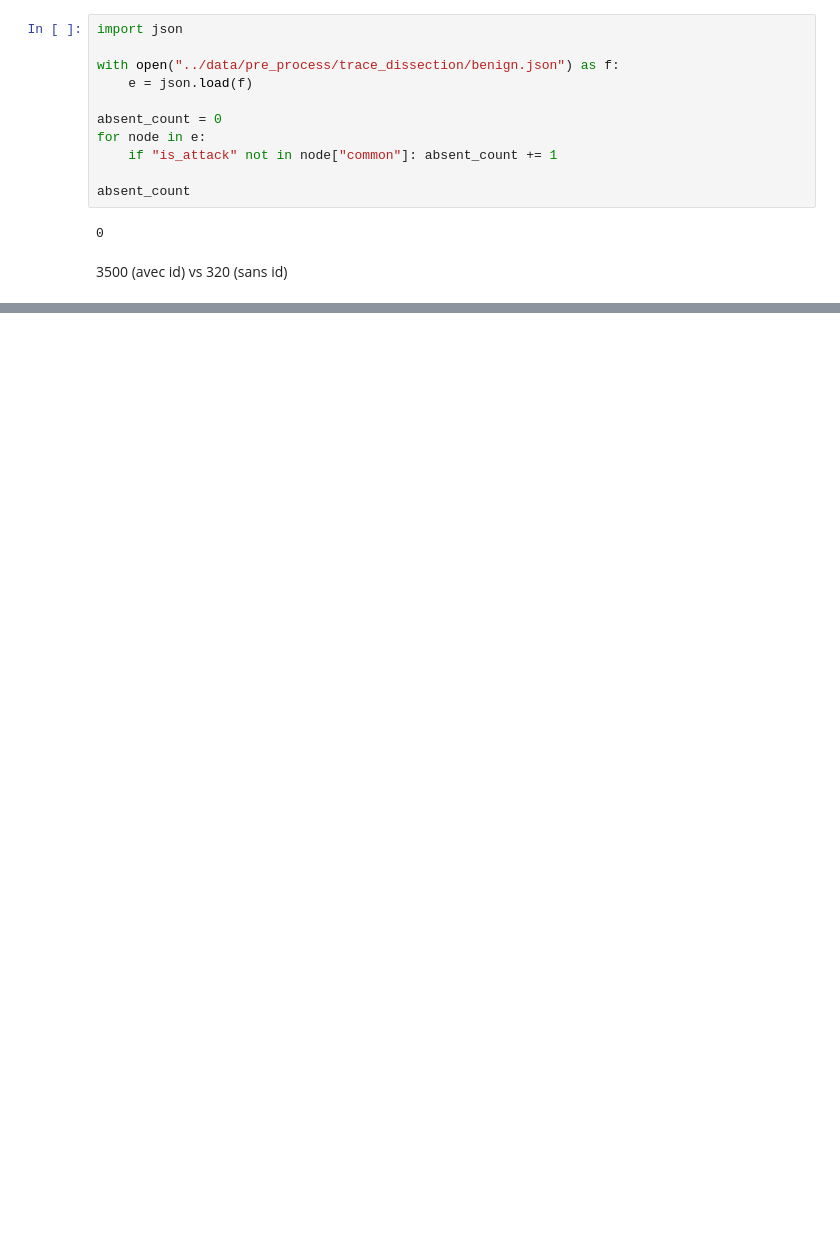
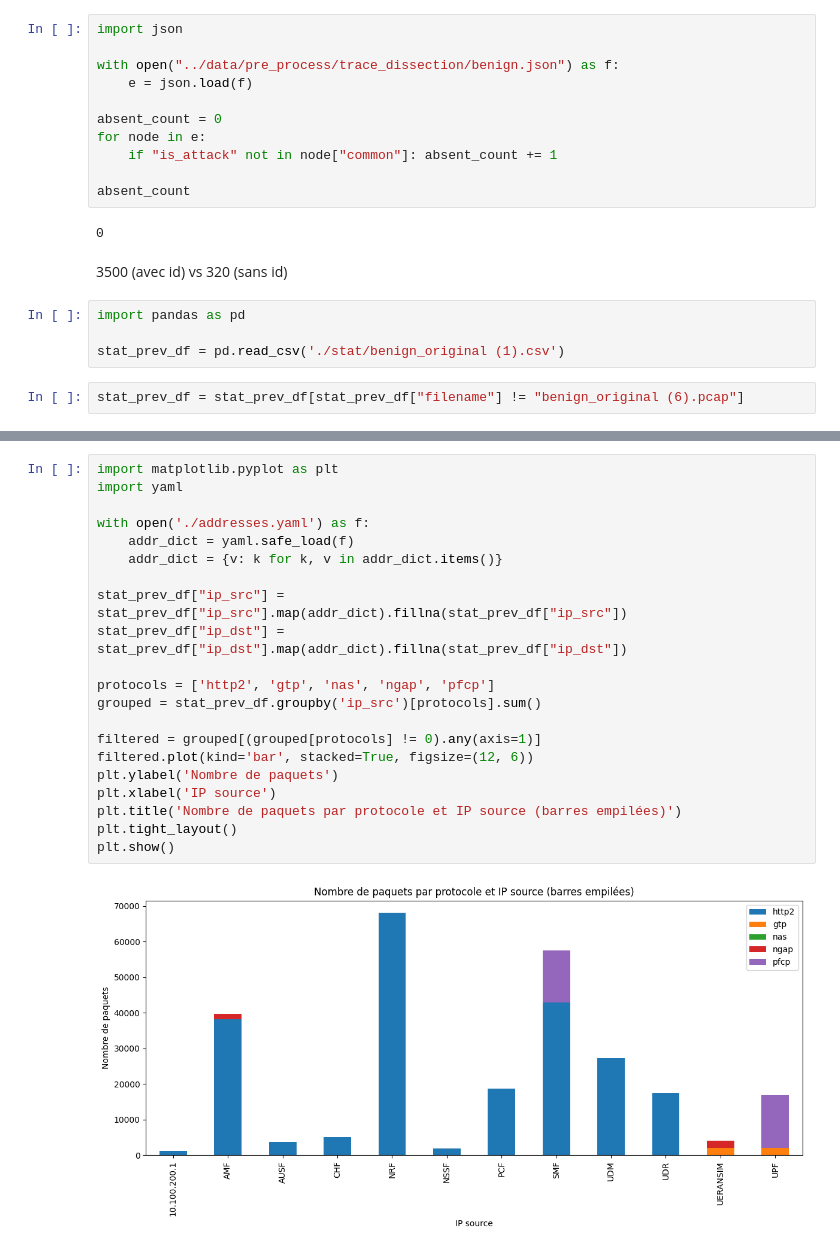
Before and after one commit to thomas-hoger/5G-Anomaly-Detection, a Jupyter notebook: notebooks/test_thomas.ipynb, the cells around one changed output, grey strips where cells are left out. Saved outputs shown, nothing was run; the diff lists cells and outputs as text; blank space fills up the shorter version.

```diff
--- a/notebooks/test_thomas.ipynb
+++ b/notebooks/test_thomas.ipynb
@@ -776,3 +23,9 @@ absent_count
 0
 # %% [markdown]
 3500 (avec id) vs 320 (sans id)
+# %%
+import pandas as pd
+
+stat_prev_df = pd.read_csv('./stat/benign_original (1).csv')
+# %%
+stat_prev_df = stat_prev_df[stat_prev_df["filename"] != "benign_original (6).pcap"]
@@ -778,0 +52,23 @@ absent_count
+# %%
+import matplotlib.pyplot as plt
+import yaml
+
+with open('./addresses.yaml') as f:
+    addr_dict = yaml.safe_load(f)
+    addr_dict = {v: k for k, v in addr_dict.items()}
+
+stat_prev_df["ip_src"] = stat_prev_df["ip_src"].map(addr_dict).fillna(stat_prev_df["ip_src"])
+stat_prev_df["ip_dst"] = stat_prev_df["ip_dst"].map(addr_dict).fillna(stat_prev_df["ip_dst"])
+
+protocols = ['http2', 'gtp', 'nas', 'ngap', 'pfcp']
+grouped = stat_prev_df.groupby('ip_src')[protocols].sum()
+
+filtered = grouped[(grouped[protocols] != 0).any(axis=1)]
+filtered.plot(kind='bar', stacked=True, figsize=(12, 6))
+plt.ylabel('Nombre de paquets')
+plt.xlabel('IP source')
+plt.title('Nombre de paquets par protocole et IP source (barres empilées)')
+plt.tight_layout()
+plt.show()
+# %% [output]
+[figure, added]
```
Also changed, not shown: parts of 25 cells of this notebook, 8 other files.
